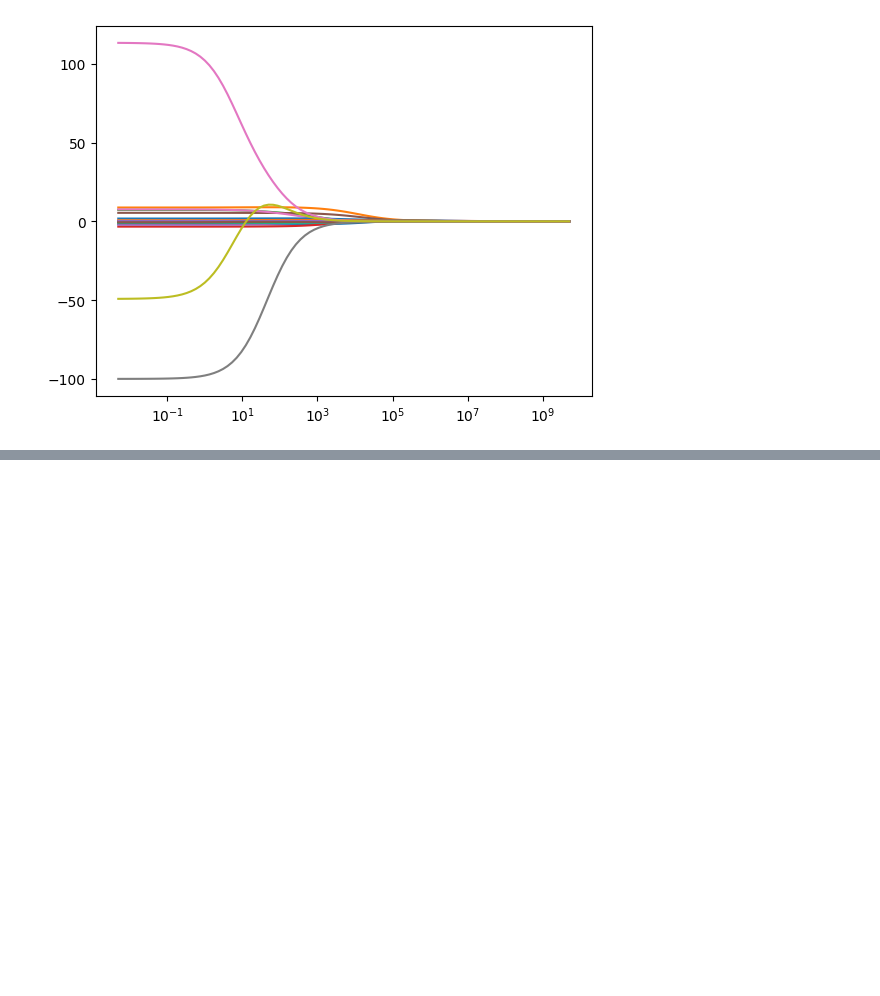
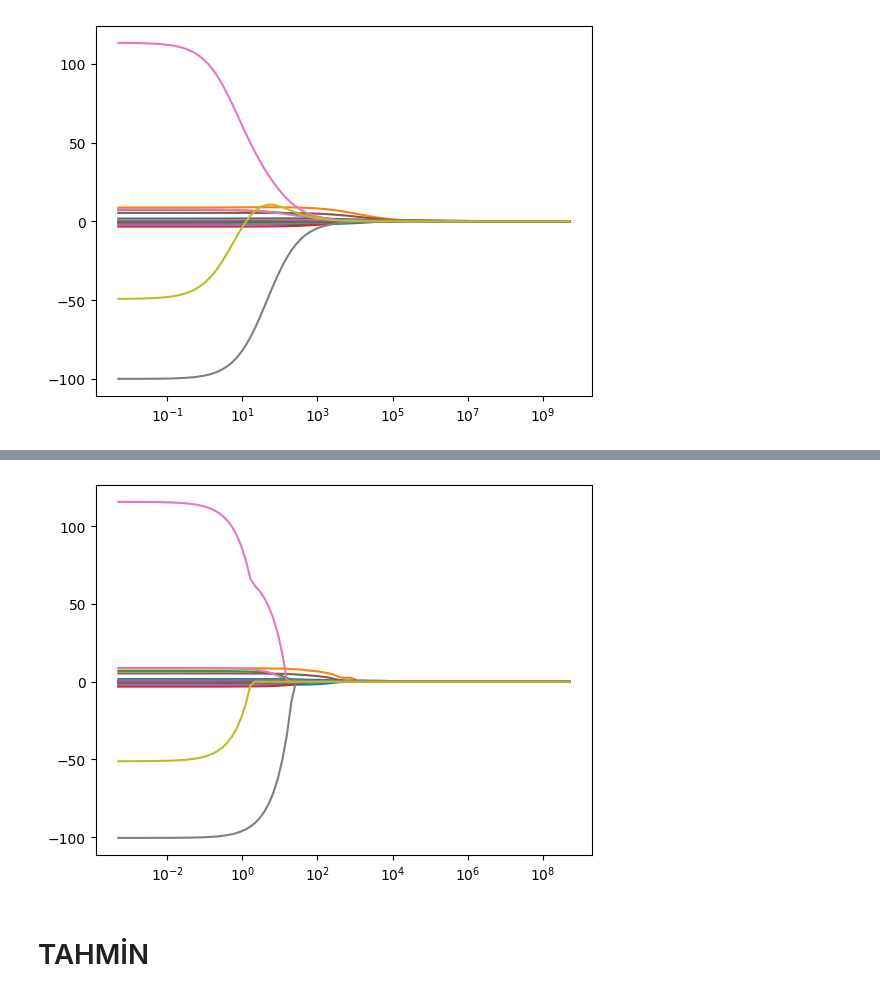
Before and after one commit to giraydorukyurt7/Data_Science-And-Artificial_Intelligence-Journeys, a Jupyter notebook: Machine_Learning/linear_regression/linear_regression.ipynb, the cells around one changed output, grey strips where cells are left out. Cells and saved outputs as stored; diff of their text form; code cells hidden in the pictures; blank space fills up the shorter version.

```diff
--- a/Machine_Learning/linear_regression/linear_regression.ipynb
+++ b/Machine_Learning/linear_regression/linear_regression.ipynb
@@ -610,0 +856,16 @@ ax.set_xscale("log")    # logaritmik dönüşüm yapsın
+# %%
+# alphas 2 için:
+lasso = Lasso()
+coefs = []
+for a in alphas2:
+    lasso.set_params(alpha = a)
+    lasso.fit(X_train,Y_train)
+    coefs.append(lasso.coef_)
+# %%
+ax = plt.gca()
+ax.plot(alphas2, coefs)
+ax.set_xscale("log")
+# %% [output]
+[figure, added]
+# %% [markdown]
+# TAHMİN
```
Also changed, not shown: parts of 96 cells of this notebook.
